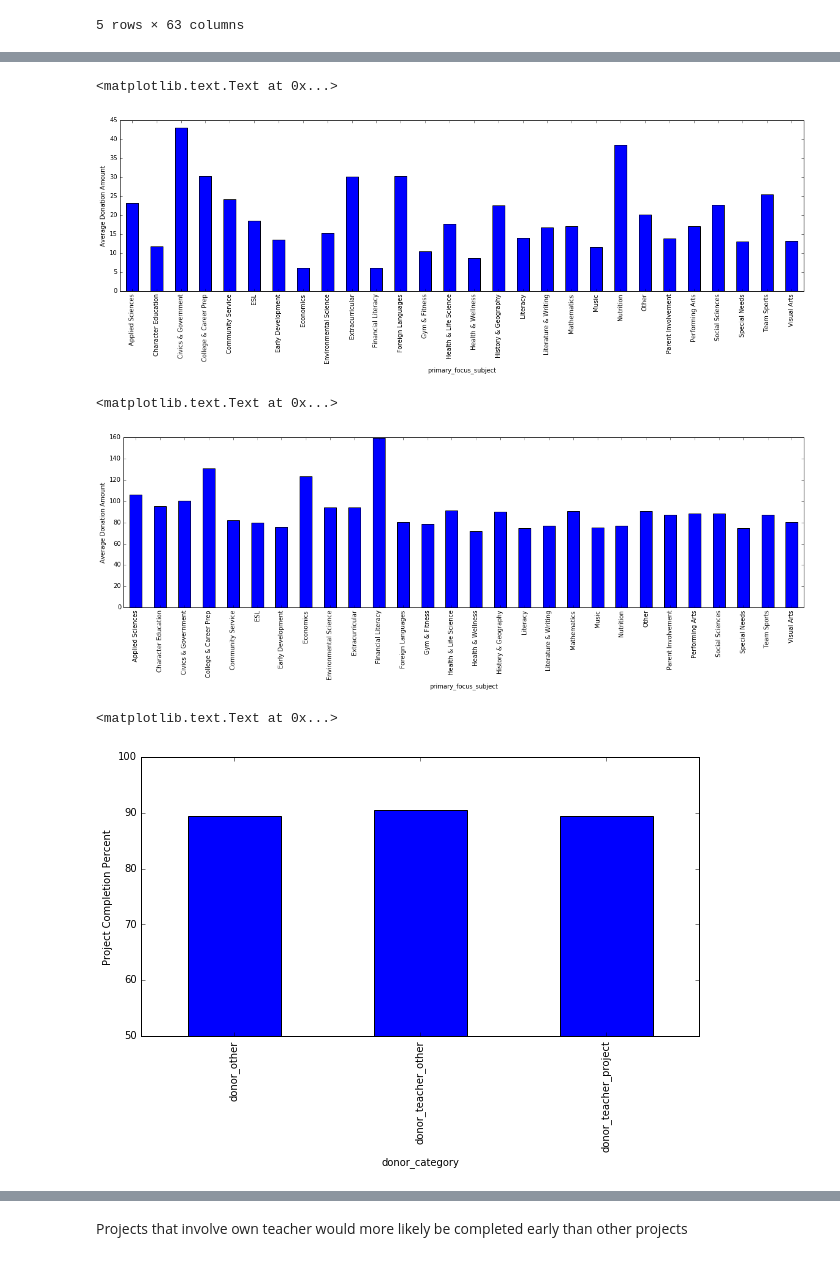
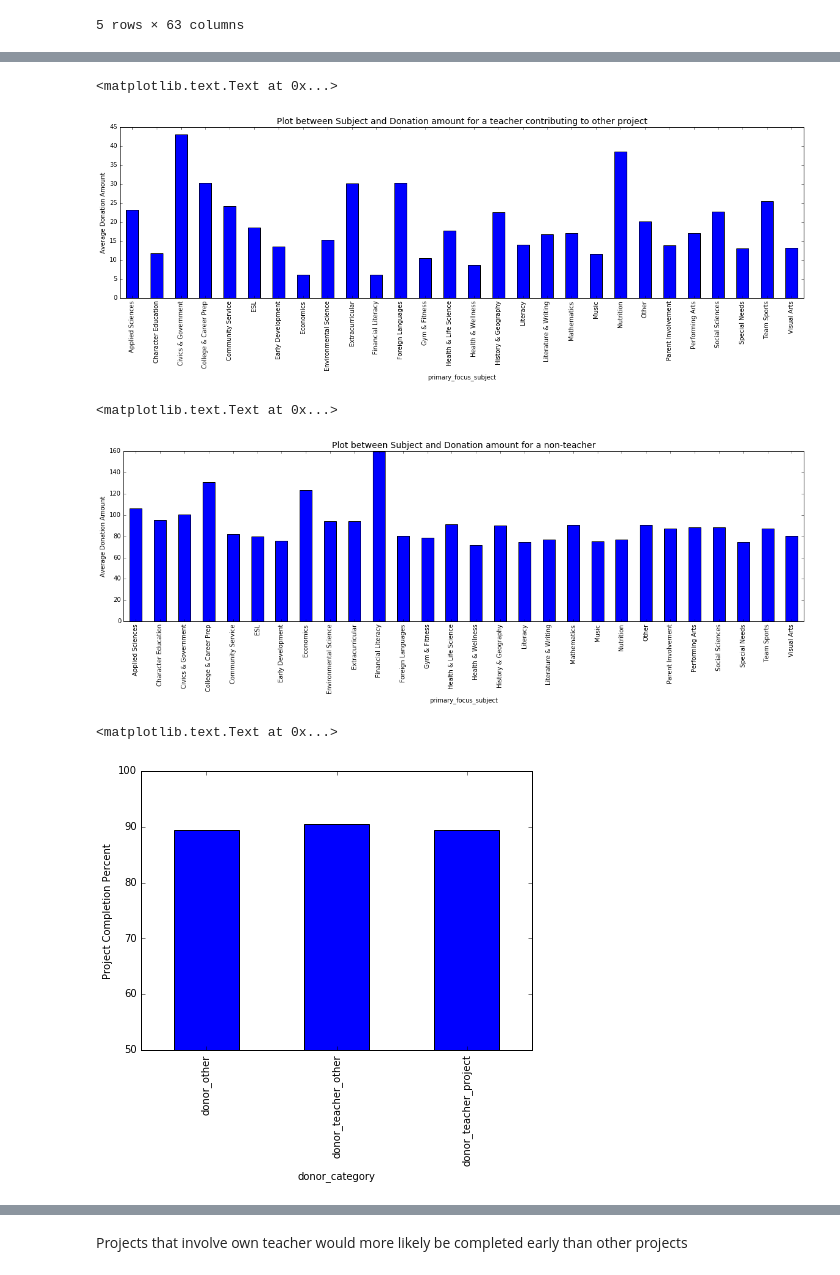
Before and after one commit to Naveed1842/data-science-intensive-2, a Jupyter notebook: Donor-Choose-Project/Projects_Donations_DataExploration.ipynb, the cells around one changed output, grey strips where cells are left out. Drawn from its saved outputs; the diff is of its cells as text; code cells hidden in the pictures.

```diff
--- a/Donor-Choose-Project/Projects_Donations_DataExploration.ipynb
+++ b/Donor-Choose-Project/Projects_Donations_DataExploration.ipynb
@@ -141,17 +148,19 @@ b = pds[pds.donor_category == 'donor_teacher_other']
 #a = a[(100 * a.donation_total / a.total_donations) > 33]
 bx = b.groupby(by='primary_focus_subject')['donation_total'].mean().plot(kind='bar',figsize=(20,5))
 bx.set_ylabel('Average Donation Amount')
+bx.set_title('Plot between Subject and Donation amount for a teacher contributing to other project', fontsize=14)
 # %% [output]
 <matplotlib.text.Text at 0x...>
-[figure, old version]
+[figure, new version]
 # %%
 c = pds[pds.donor_category == 'donor_other']
 #a = a[(100 * a.donation_total / a.total_donations) > 33]
 cx = c.groupby(by='primary_focus_subject')['donation_total'].mean().plot(kind='bar',figsize=(20,5))
 cx.set_ylabel('Average Donation Amount')
+cx.set_title('Plot between Subject and Donation amount for a non-teacher', fontsize=14)
 # %% [output]
 <matplotlib.text.Text at 0x...>
-[figure, old version]
+[figure, new version]
 # %%
 p = pds[pds.funding_status != 'live'] # Considering only completed projects
 p.loc[:,'date_completed'] = pd.to_datetime(p['date_completed'])
@@ -169,9 +178,9 @@ a = 100*p3.size()/p1.size()
 b = p3['project_duration_days'].mean()
 # %%
 #a.plot(kind='bar')
-ax = a.plot(kind='bar',figsize=(10,5),ylim=(50,100))
+ax = a.plot(kind='bar',figsize=(7,5),ylim=(50,100))
 ax.set_ylabel("Project Completion Percent")
 # %% [output]
 <matplotlib.text.Text at 0x...>
-[figure, old version]
+[figure, new version]
 # %%
```
Also changed, not shown: parts of 6 cells of this notebook.
